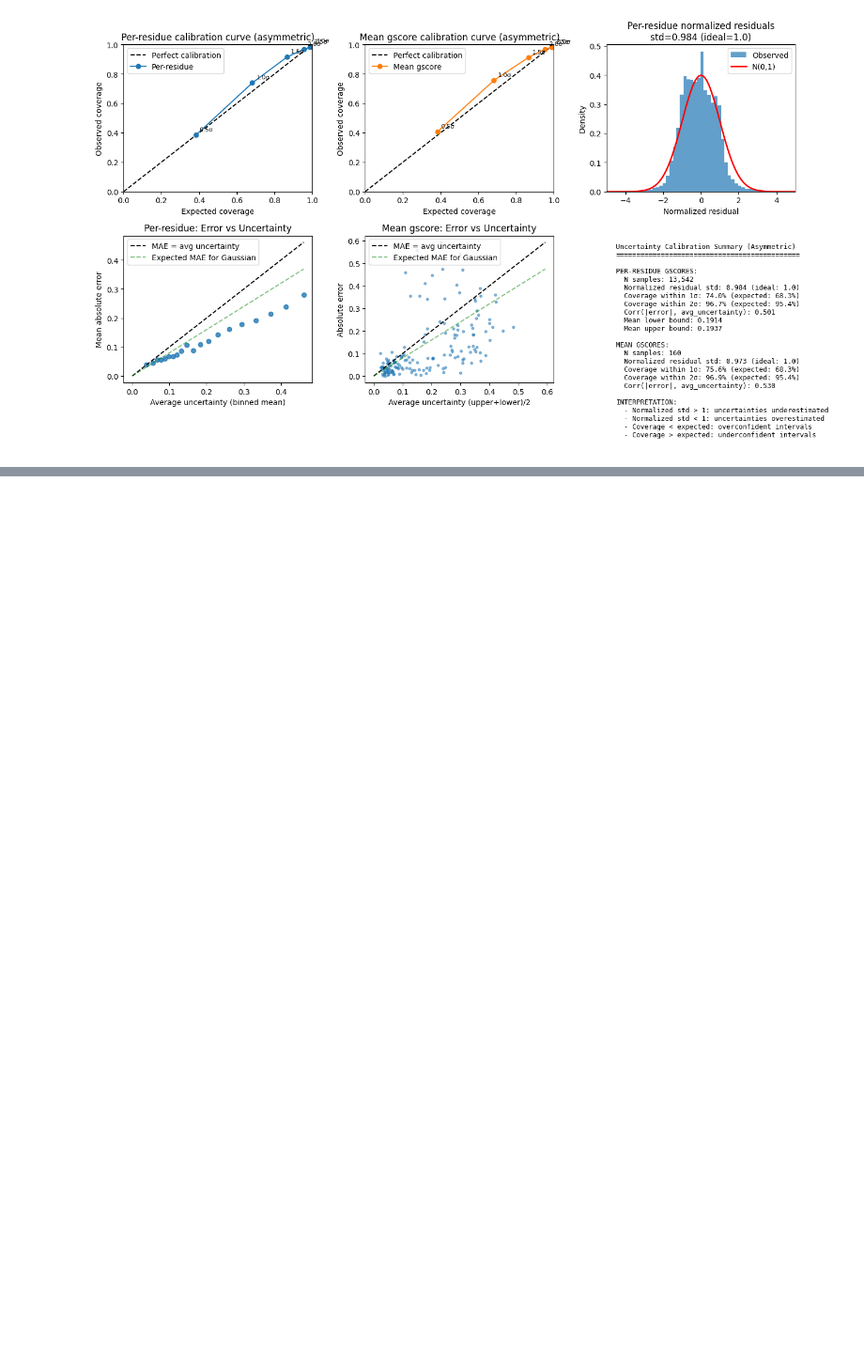
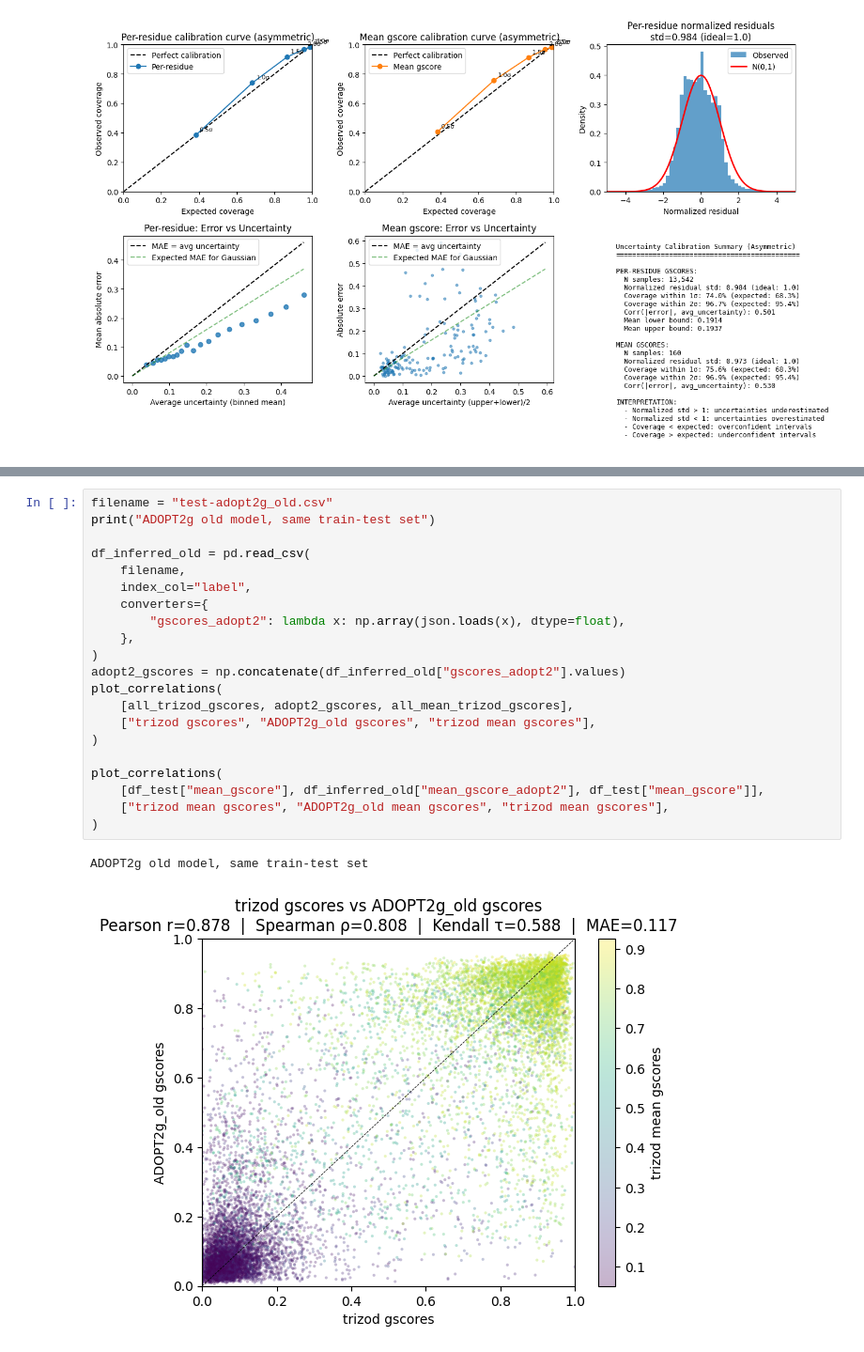
Before and after one commit to PeptoneLtd/ADOPT2g, a Jupyter notebook: notebooks/plots_test.ipynb, the cells around one changed output, grey strips where cells are left out. Shown at 94% size. Drawn from its saved outputs; the diff is of its cells as text; blank space fills up the shorter version.

```diff
--- a/notebooks/plots_test.ipynb
+++ b/notebooks/plots_test.ipynb
@@ -463,0 +451,24 @@ plt.show()
+# %%
+filename = "test-adopt2g_old.csv"
+print("ADOPT2g old model, same train-test set")
+
+df_inferred_old = pd.read_csv(
+    filename,
+    index_col="label",
+    converters={
+        "gscores_adopt2": lambda x: np.array(json.loads(x), dtype=float),
+    },
+)
+adopt2_gscores = np.concatenate(df_inferred_old["gscores_adopt2"].values)
+plot_correlations(
+    [all_trizod_gscores, adopt2_gscores, all_mean_trizod_gscores],
+    ["trizod gscores", "ADOPT2g_old gscores", "trizod mean gscores"],
+)
+
+plot_correlations(
+    [df_test["mean_gscore"], df_inferred_old["mean_gscore_adopt2"], df_test["mean_gscore"]],
+    ["trizod mean gscores", "ADOPT2g_old mean gscores", "trizod mean gscores"],
+)
+# %% [output]
+ADOPT2g old model, same train-test set
+[figure, added]
```
Also changed, not shown: parts of 7 cells of this notebook, 2 other files.
